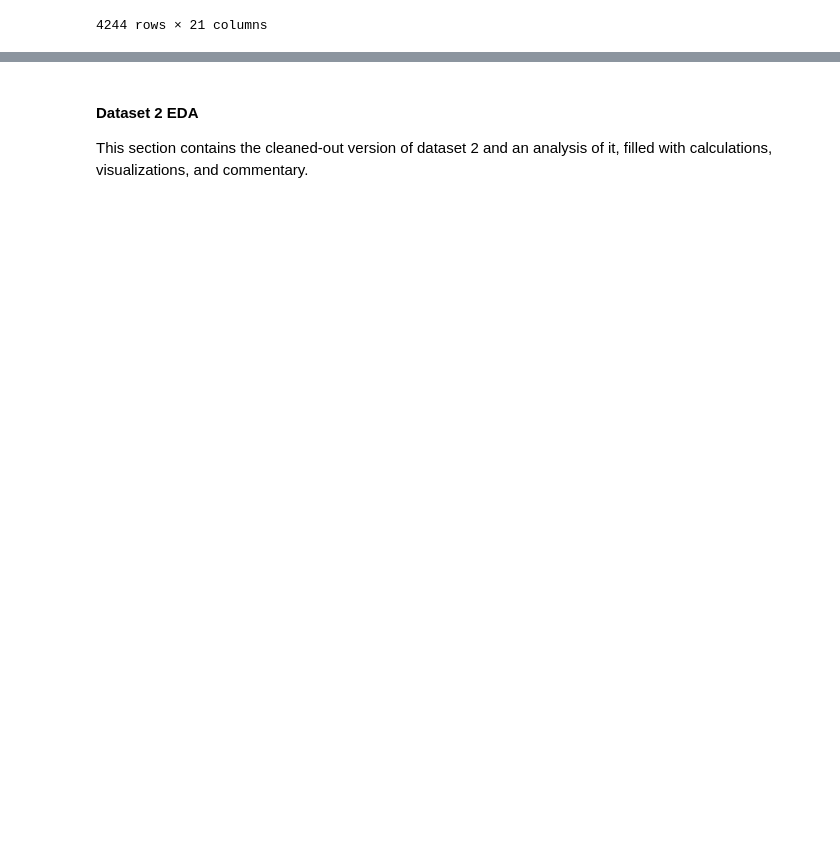
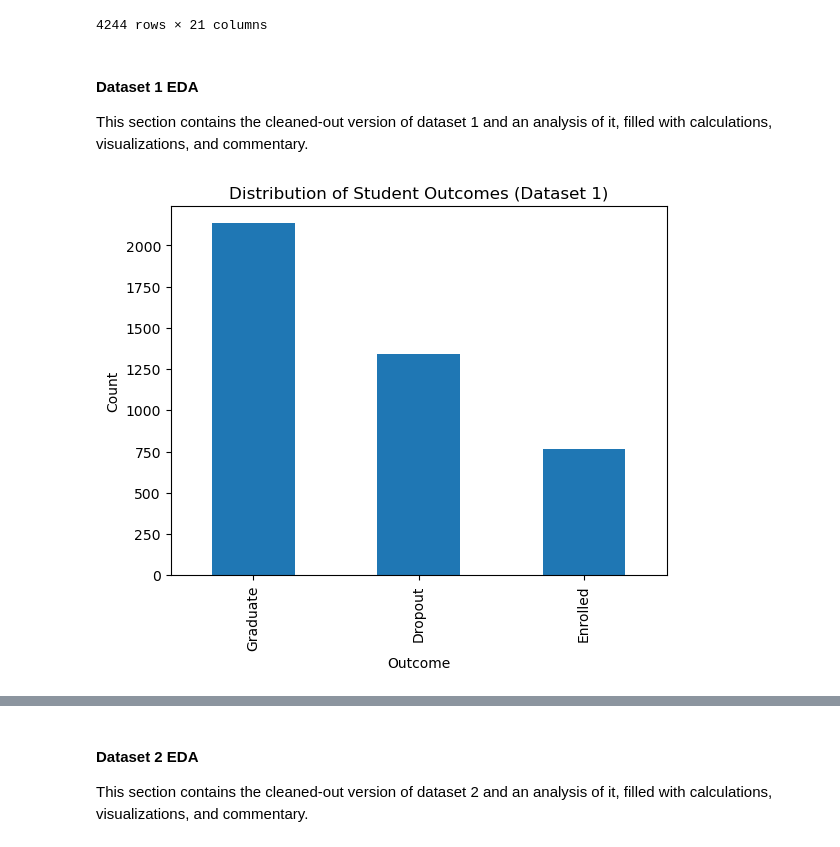
Before and after one commit to COGS108/Group127_WI26, a Jupyter notebook: 02-EDACheckpoint.ipynb, the cells around one changed output, grey strips where cells are left out. Saved outputs shown, nothing was run; the diff lists cells and outputs as text; code cells hidden in the pictures; blank space fills up the shorter version.

Commit message:
Add Dataset 1 EDA visualizations

```diff
--- a/02-EDACheckpoint.ipynb
+++ b/02-EDACheckpoint.ipynb
@@ -767,3 +769,16 @@ data1_eda
 | 4242 | 180.0 | 153.8 | 0 | 0 | 5 | 5 | ... |
 | 4243 | 152.0 | 152.0 | 0 | 0 | 6 | 8 | ... |
 4244 rows × 21 columns
+# %% [markdown]
+#### Dataset 1 EDA
+
+This section contains the cleaned-out version of dataset 1 and an analysis of it, filled with calculations, visualizations, and commentary.
+# %%
+# Bar chart of student outcomes
+data1_eda['Target'].value_counts().plot(kind='bar')
+plt.title("Distribution of Student Outcomes (Dataset 1)")
+plt.xlabel("Outcome")
+plt.ylabel("Count")
+plt.show()
+# %% [output]
+[figure, added]
```
Also changed, not shown: parts of 15 cells of this notebook, 2 other files.
